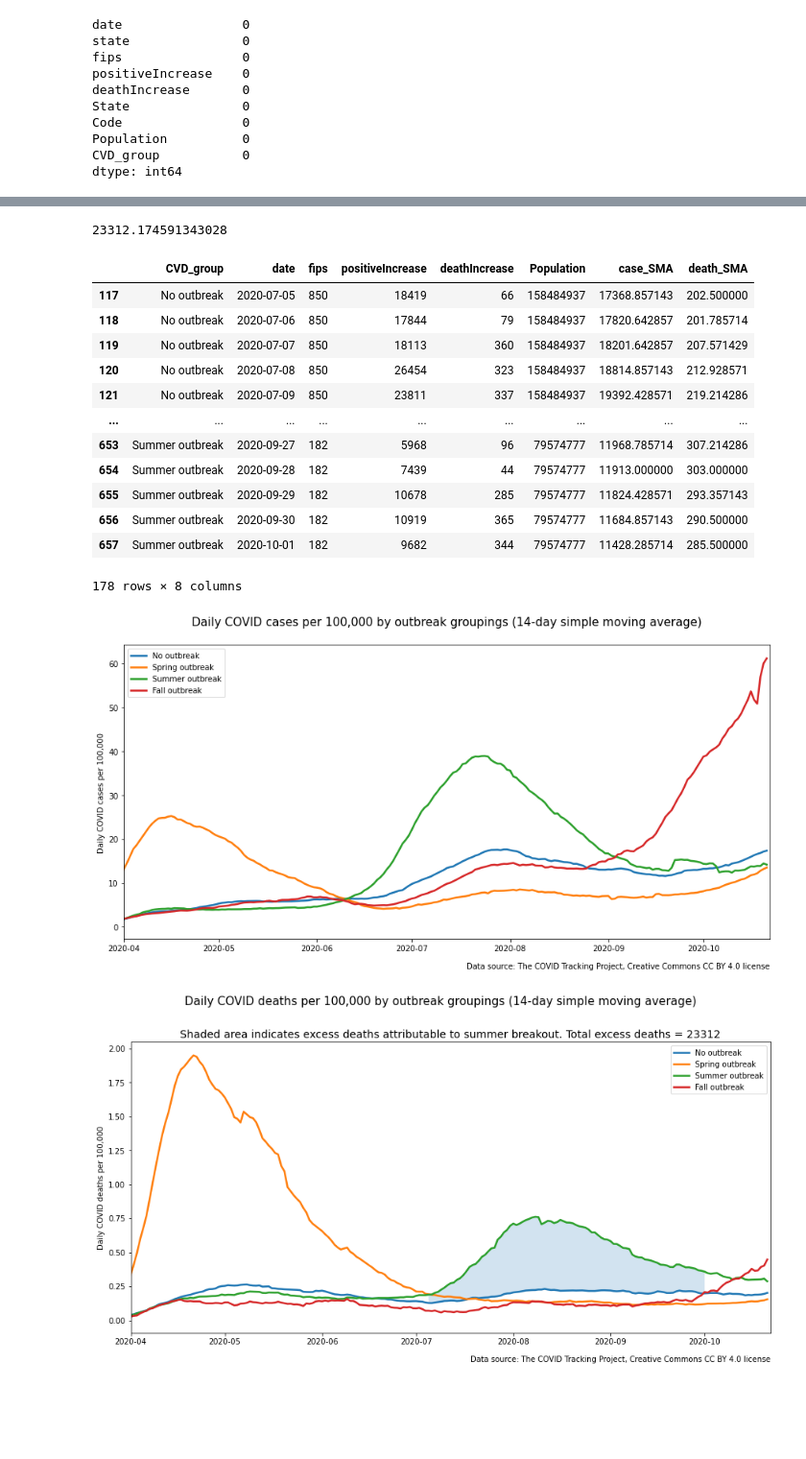
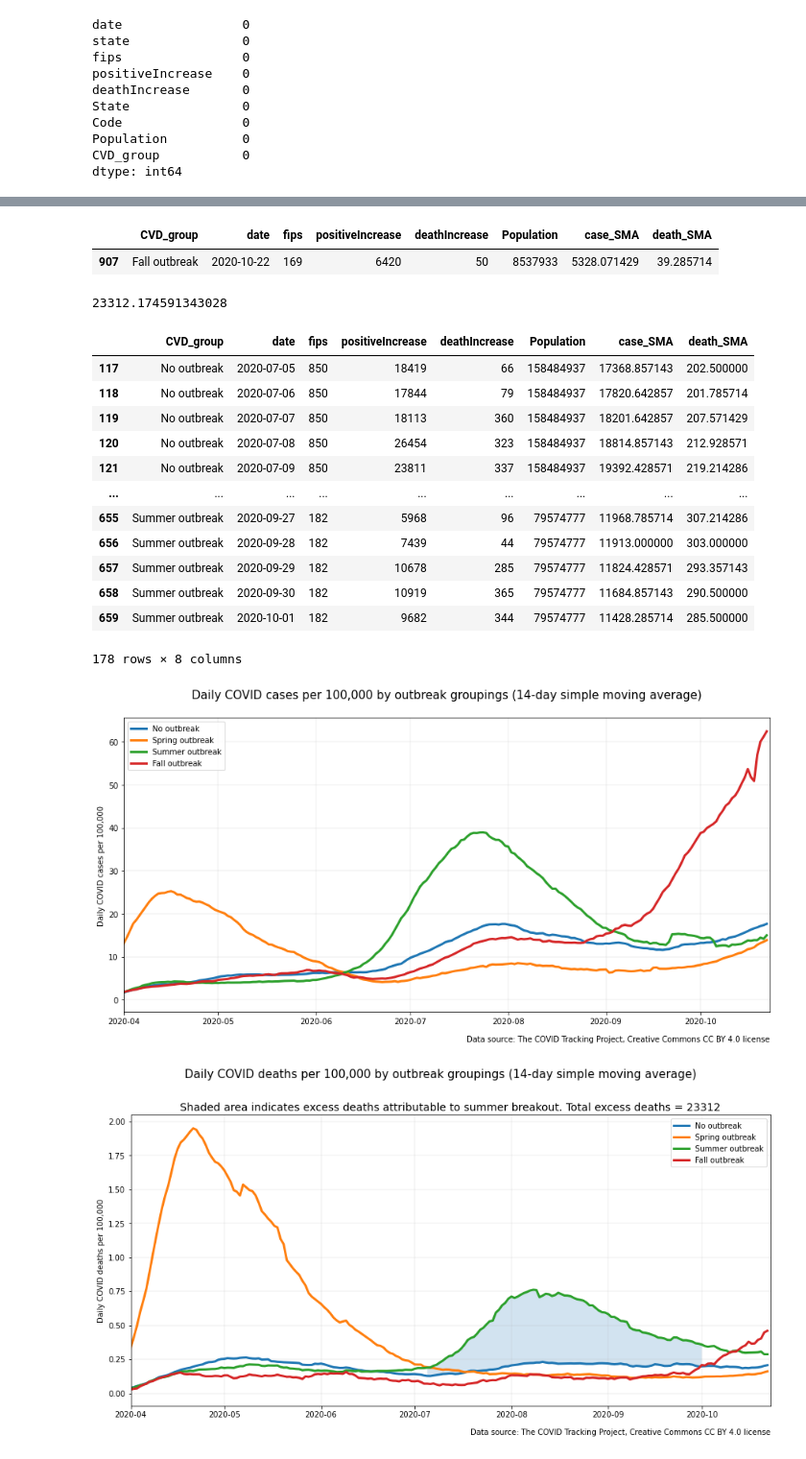
Before and after one commit to salvir1/COVID-19-outbreak-data-analysis, a Jupyter notebook: covid-outbreak-vs-uptick.ipynb, the cells around one changed output, grey strips where cells are left out. Shown at 96% size. Saved outputs shown, nothing was run; the diff lists cells and outputs as text; code cells hidden in the pictures; blank space fills up the shorter version.

Commit message:
add new charts

```diff
--- a/covid-outbreak-vs-uptick.ipynb
+++ b/covid-outbreak-vs-uptick.ipynb
@@ -43,7 +44,7 @@ Index(['date', 'state', 'positive', 'probableCases', 'negative', 'pending',
        'grade'],
       dtype='object')
 # %%
-df_ctp = covidtracking[['date', 'state', 'fips','positiveIncrease', 'deathIncrease']]
-df_ctp.info()
+df_state = covidtracking[['date', 'state', 'fips','positiveIncrease', 'deathIncrease']]
+df_state.info()
 # %% [output]
 <class 'pandas.core.frame.DataFrame'>
@@ -61,4 +62,4 @@ memory usage: 507.5+ KB
 # %%
-df_ctp['date'] = pd.to_datetime(df_ctp['date'], format='%Y%m%d')
-df_ctp = df_ctp[df_ctp['date'] >= '2020-03-10']
+df_state['date'] = pd.to_datetime(df_state['date'], format='%Y%m%d')
+df_state = df_state[df_state['date'] >= '2020-03-10']
 # %%
@@ -73,7 +78,7 @@ array(['AK', 'AL', 'AR', 'AS', 'AZ', 'CA', 'CO', 'CT', 'DC', 'DE', 'FL',
 # %%
 st_population = pd.read_csv('../data/state_abbrev.csv', thousands=',') # Load in state population counts and merge with ctp data
-df_ctp = df_ctp.merge(st_population, how='inner' ,left_on='state', right_on='Code')
-df_ctp.isna().sum() # No missing values!
+df_state = df_state.merge(st_population, how='inner' ,left_on='state', right_on='Code')
+df_state.isna().sum() # No missing values!
 # %% [output]
 date                0
 state               0
@@ -86,7 +91,7 @@ Population          0
 CVD_group           0
 dtype: int64
 # %%
-grouped_cvd = df_ctp.groupby(['CVD_group', 'date']).sum().reset_index()
+grouped_cvd = df_state.groupby(['CVD_group', 'date']).sum().reset_index()
 grouped_cvd = grouped_cvd.drop('Population', axis=1)
 # %%
 # Create state groupings and then calculate simple moving averages of the case counts and death counts
@@ -121,6 +110,11 @@ for chart_group in grouped_cvd['CVD_group'].unique():
     death_SMA.append(group_df.iloc[:,4].rolling(window=14).mean())
 grouped_cvd['case_SMA']= pd.concat(case_SMA)
 grouped_cvd['death_SMA']= pd.concat(death_SMA)
+# %%
+grouped_cvd.tail(1)
+# %% [output]
+|  | CVD_group | date | fips | positiveIncrease | deathIncrease | Population | case_SMA | death_SMA |
+| 907 | Fall outbreak | 2020-10-22 | 169 | 6420 | 50 | 8537933 | 5328.071429 | 39.285714 |
 # %%
 # Create a table to analyze the summer outbreak
 # How many extra deaths occurred as a result of the summer outbreak?
@@ -147,28 +141,29 @@ summer_outbreak_table
 | 120 | No outbreak | 2020-07-08 | 850 | 26454 | 323 | 158484937 | 18814.857143 | 212.928571 |
 | 121 | No outbreak | 2020-07-09 | 850 | 23811 | 337 | 158484937 | 19392.428571 | 219.214286 |
 | ... | ... | ... | ... | ... | ... | ... | ... | ... |
-| 653 | Summer outbreak | 2020-09-27 | 182 | 5968 | 96 | 79574777 | 11968.785714 | 307.214286 |
-| 654 | Summer outbreak | 2020-09-28 | 182 | 7439 | 44 | 79574777 | 11913.000000 | 303.000000 |
-| 655 | Summer outbreak | 2020-09-29 | 182 | 10678 | 285 | 79574777 | 11824.428571 | 293.357143 |
-| 656 | Summer outbreak | 2020-09-30 | 182 | 10919 | 365 | 79574777 | 11684.857143 | 290.500000 |
-| 657 | Summer outbreak | 2020-10-01 | 182 | 9682 | 344 | 79574777 | 11428.285714 | 285.500000 |
+| 655 | Summer outbreak | 2020-09-27 | 182 | 5968 | 96 | 79574777 | 11968.785714 | 307.214286 |
+| 656 | Summer outbreak | 2020-09-28 | 182 | 7439 | 44 | 79574777 | 11913.000000 | 303.000000 |
+| 657 | Summer outbreak | 2020-09-29 | 182 | 10678 | 285 | 79574777 | 11824.428571 | 293.357143 |
+| 658 | Summer outbreak | 2020-09-30 | 182 | 10919 | 365 | 79574777 | 11684.857143 | 290.500000 |
+| 659 | Summer outbreak | 2020-10-01 | 182 | 9682 | 344 | 79574777 | 11428.285714 | 285.500000 |
 178 rows × 8 columns
 # %%
 # Cases per 100,000 by group over time
 fig, ax = plt.subplots(figsize = (15,7))
 plt.figtext(0.9, 0.05, 'Data source: The COVID Tracking Project, Creative Commons CC BY 4.0 license', horizontalalignment='right')
+plt.grid(True, lw=0.2)
 
 for chart_group in grouped_cvd['CVD_group'].unique():
     group_df = grouped_cvd[grouped_cvd['CVD_group']== chart_group]
-    ax.plot(group_df['date'], group_df['case_SMA'] / group_df['Population'] * 100000, label = chart_group, lw=2.5)
+    ax.plot(group_df['date'], group_df['case_SMA'] / group_df['Population'] * 100000, label = chart_group, lw=3)
 ax.set_xlim([datetime.date(2020, 4, 1), datetime.date.today()])
 ax.set_title(f'Daily COVID cases per 100,000 by outbreak groupings (14-day simple moving average)', size=15, y=1.05)
 ax.set_ylabel('Daily COVID cases per 100,000')
 ax.legend()
 
 plt.savefig('img/COVID-cases-by-outbreak-groupings.png')
 # %% [output]
-[figure, old version]
+[figure, new version]
 # %%
 # Deaths per 100,000 by group over time
 fig, ax = plt.subplots(figsize = (15,7))
```
Also changed, not shown: parts of 22 cells of this notebook, 5 other files.
